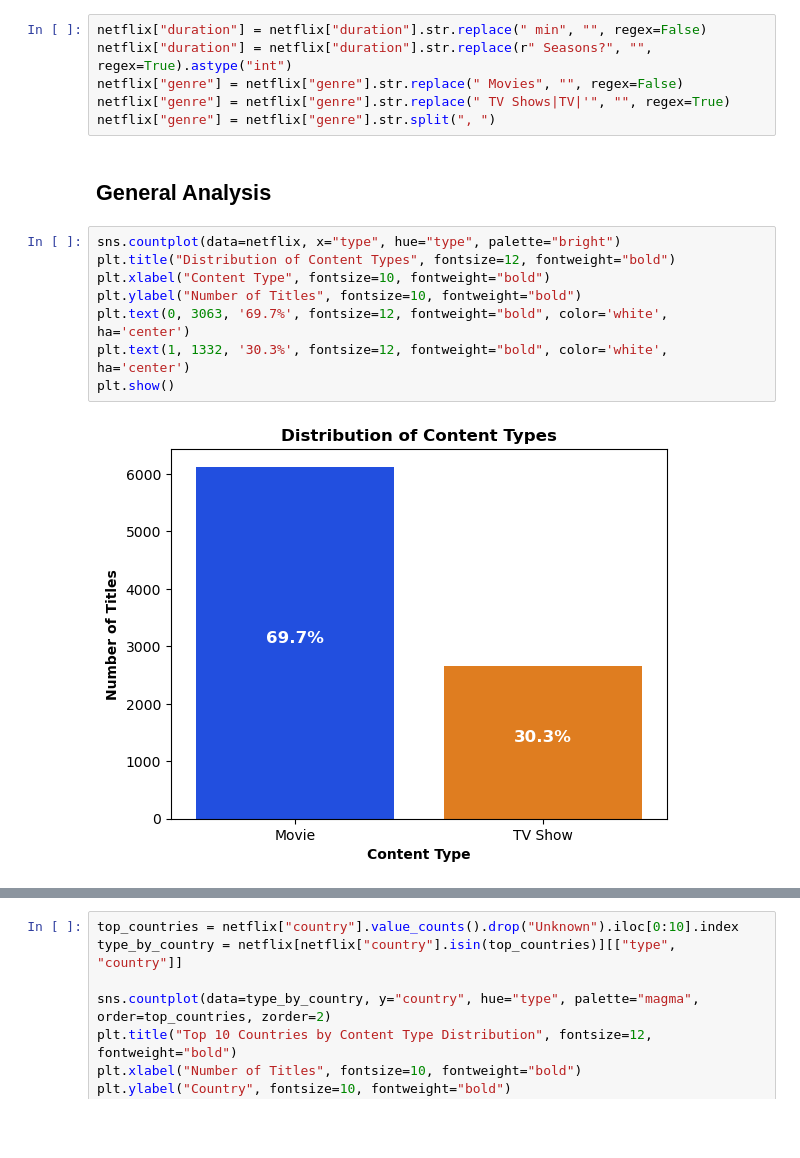
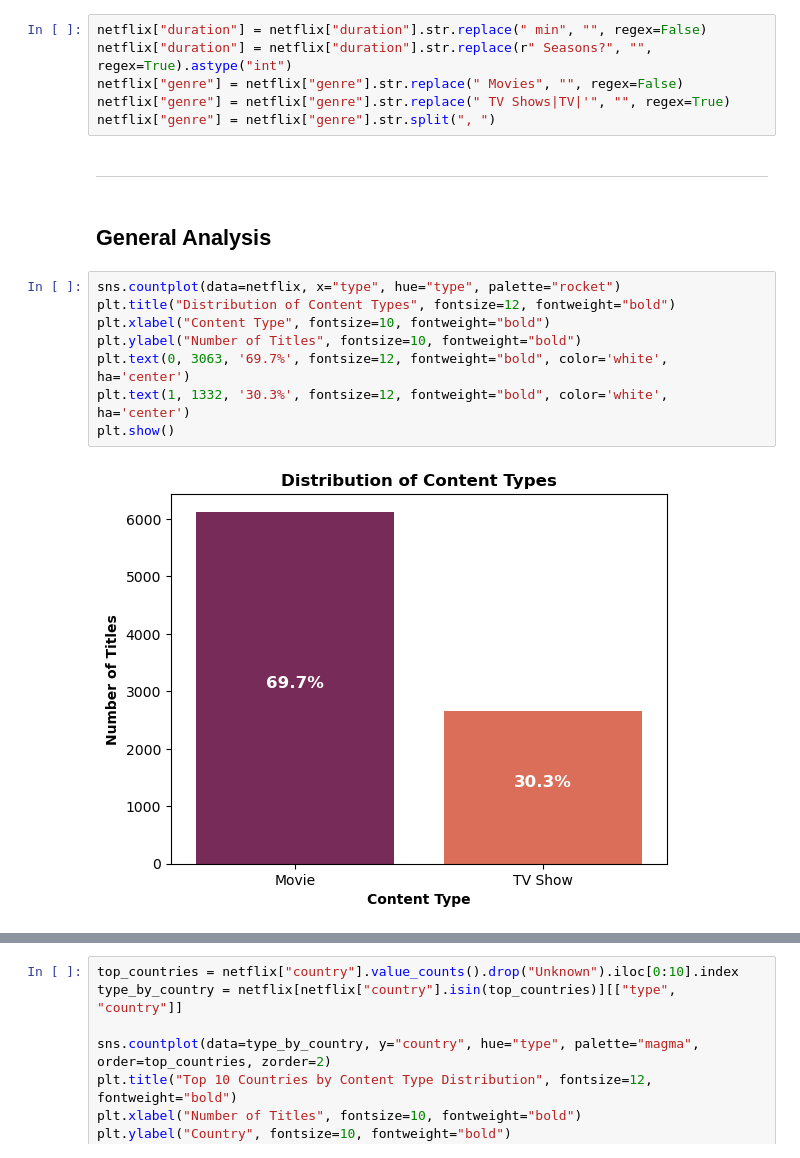
Before and after one commit to berkaygirgin/netflix-data-analysis, a Jupyter notebook: notebook/netflix_analysis.ipynb, the cells around one changed output, grey strips where cells are left out. Cells and saved outputs as stored; diff of their text form; blank space fills up the shorter version.

Commit message:
Update notebook: Data Visualization

```diff
--- a/notebook/netflix_analysis.ipynb
+++ b/notebook/netflix_analysis.ipynb
@@ -140,15 +142,17 @@ netflix["duration"] = netflix["duration"].str.replace(r" Seasons?", "", regex=Tr
 netflix["genre"] = netflix["genre"].str.replace(" Movies", "", regex=False)
 netflix["genre"] = netflix["genre"].str.replace(" TV Shows|TV|'", "", regex=True)
 netflix["genre"] = netflix["genre"].str.split(", ")
+# %% [markdown]
+___
 # %% [markdown]
 ## General Analysis
 # %%
-sns.countplot(data=netflix, x="type", hue="type", palette="bright")
+sns.countplot(data=netflix, x="type", hue="type", palette="rocket")
 plt.title("Distribution of Content Types", fontsize=12, fontweight="bold")
 plt.xlabel("Content Type", fontsize=10, fontweight="bold")
 plt.ylabel("Number of Titles", fontsize=10, fontweight="bold")
 plt.text(0, 3063, '69.7%', fontsize=12, fontweight="bold", color='white', ha='center')
 plt.text(1, 1332, '30.3%', fontsize=12, fontweight="bold", color='white', ha='center')
 plt.show()
 # %% [output]
-[figure, old version]
+[figure, new version]
```
Also changed, not shown: parts of 7 cells of this notebook.
